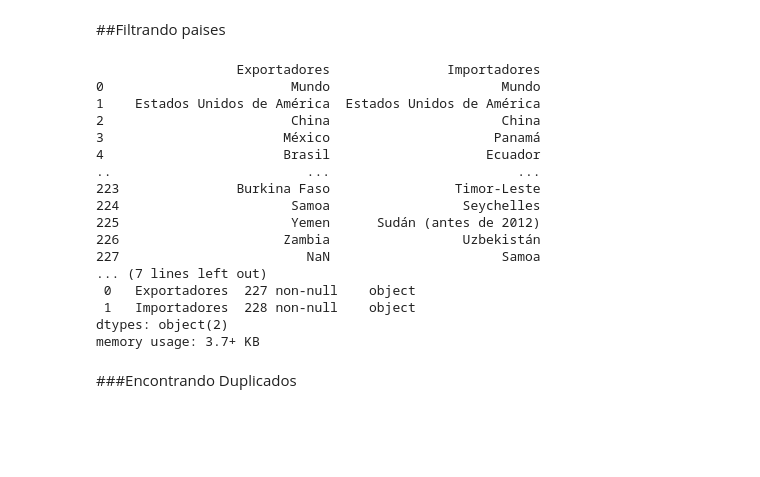
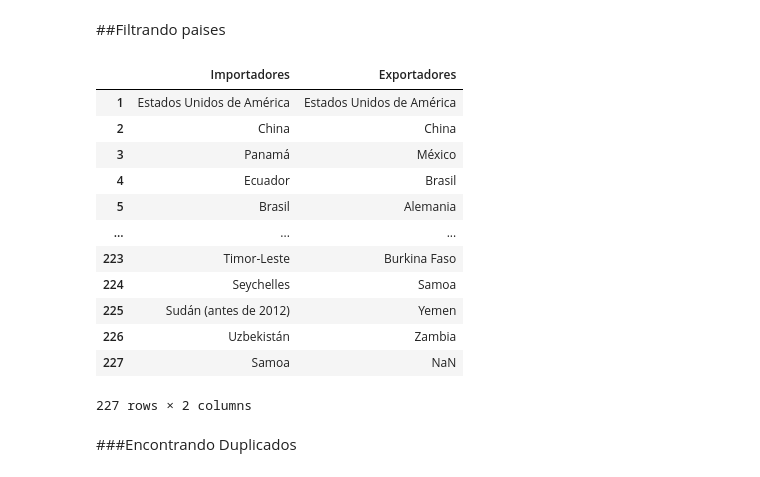
Before and after one commit to LuchoValr/Semillero, a Jupyter notebook: Proyecto_semillero.ipynb, the cells around one changed output. Saved outputs shown, nothing was run; the diff lists cells and outputs as text; code cells hidden in the pictures; blank space fills up the shorter version.

```diff
--- a/Proyecto_semillero.ipynb
+++ b/Proyecto_semillero.ipynb
@@ -48,28 +48,22 @@ pais_im = im_p.filter(['Exportadores'])
 # %% [markdown]
 ##Filtrando paises
 # %%
-paises = pd.concat([pais_im, pais_ex], axis=1)
-print(paises)
+paises = pais_ex.join(pais_im)
 paises.drop([0])
-paises.info()
 # %% [output]
+|  | Importadores | Exportadores |
+| 1 | Estados Unidos de América | Estados Unidos de América |
+| 2 | China | China |
+| 3 | Panamá | México |
+| 4 | Ecuador | Brasil |
+| 5 | Brasil | Alemania |
+| ... | ... | ... |
+| 223 | Timor-Leste | Burkina Faso |
+| 224 | Seychelles | Samoa |
+| 225 | Sudán (antes de 2012) | Yemen |
+| 226 | Uzbekistán | Zambia |
+| 227 | Samoa | NaN |
-                  Exportadores               Importadores
-0                        Mundo                      Mundo
-1    Estados Unidos de América  Estados Unidos de América
-2                        China                      China
-3                       México                     Panamá
-4                       Brasil                    Ecuador
-..                         ...                        ...
-223               Burkina Faso                Timor-Leste
-224                      Samoa                 Seychelles
-225                      Yemen      Sudán (antes de 2012)
-226                     Zambia                 Uzbekistán
-227                        NaN                      Samoa
-... (7 lines left out)
- 0   Exportadores  227 non-null    object
- 1   Importadores  228 non-null    object
-dtypes: object(2)
-memory usage: 3.7+ KB
+227 rows × 2 columns
 # %% [markdown]
 ###Encontrando Duplicados
 # %%
```
